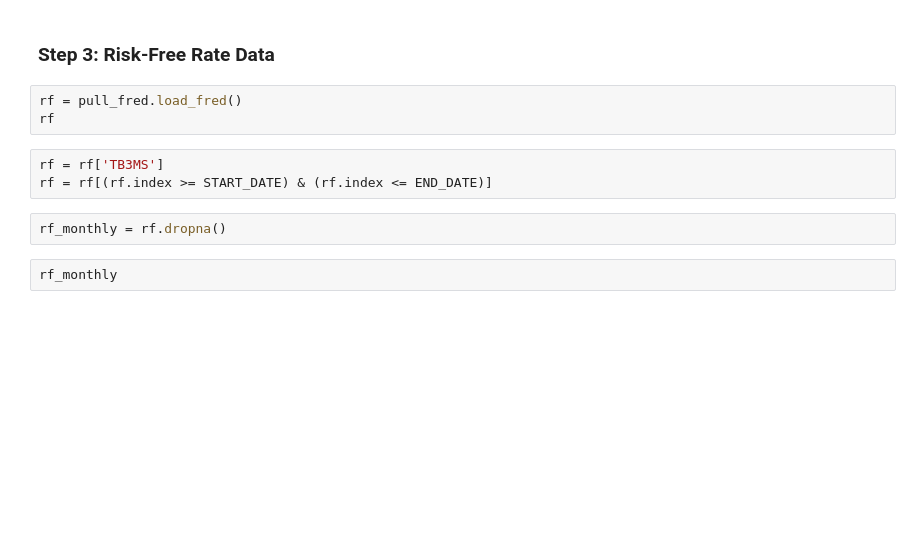
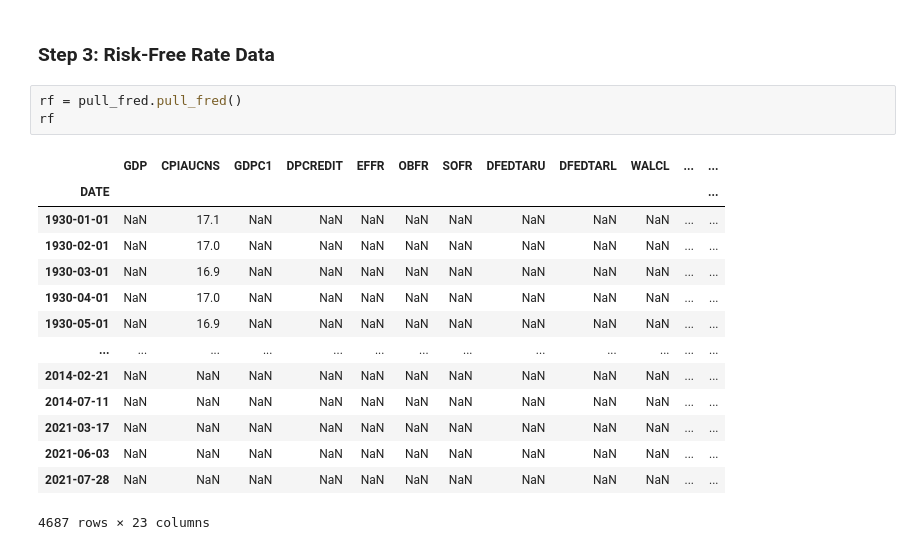
Before and after one commit to jaredszajkowski/finm32900_project_group6, a Jupyter notebook: src/01_Market_Expectations_In_The_Cross-Section_Of_Present_Values.ipynb, the cells around one changed output. Drawn from its saved outputs; the diff is of its cells as text; blank space fills up the shorter version.

Commit message:
Added Regressions
Added Regressions, modified pull_fred, added load_data, updated jupyter notebook

```diff
--- a/src/01_Market_Expectations_In_The_Cross-Section_Of_Present_Values.ipynb
+++ b/src/01_Market_Expectations_In_The_Cross-Section_Of_Present_Values.ipynb
@@ -66,12 +140,20 @@ bm_100_portfolios = pull_ken_french_data.pull_ken_french_excel(
 # %% [markdown]
 ### Step 3: Risk-Free Rate Data
 # %%
-rf = pull_fred.load_fred()
+rf = pull_fred.pull_fred()
 rf
+# %% [output]
+|  | GDP | CPIAUCNS | GDPC1 | DPCREDIT | EFFR | OBFR | SOFR | DFEDTARU | DFEDTARL | WALCL | ... | ... |
+| DATE |  |  |  |  |  |  |  |  |  |  |  | ... |
+| 1930-01-01 | NaN | 17.1 | NaN | NaN | NaN | NaN | NaN | NaN | NaN | NaN | ... | ... |
+| 1930-02-01 | NaN | 17.0 | NaN | NaN | NaN | NaN | NaN | NaN | NaN | NaN | ... | ... |
+| 1930-03-01 | NaN | 16.9 | NaN | NaN | NaN | NaN | NaN | NaN | NaN | NaN | ... | ... |
+| 1930-04-01 | NaN | 17.0 | NaN | NaN | NaN | NaN | NaN | NaN | NaN | NaN | ... | ... |
+| 1930-05-01 | NaN | 16.9 | NaN | NaN | NaN | NaN | NaN | NaN | NaN | NaN | ... | ... |
+| ... | ... | ... | ... | ... | ... | ... | ... | ... | ... | ... | ... | ... |
+| 2014-02-21 | NaN | NaN | NaN | NaN | NaN | NaN | NaN | NaN | NaN | NaN | ... | ... |
+| 2014-07-11 | NaN | NaN | NaN | NaN | NaN | NaN | NaN | NaN | NaN | NaN | ... | ... |
+| 2021-03-17 | NaN | NaN | NaN | NaN | NaN | NaN | NaN | NaN | NaN | NaN | ... | ... |
+| 2021-06-03 | NaN | NaN | NaN | NaN | NaN | NaN | NaN | NaN | NaN | NaN | ... | ... |
+| 2021-07-28 | NaN | NaN | NaN | NaN | NaN | NaN | NaN | NaN | NaN | NaN | ... | ... |
+4687 rows × 23 columns
-# %%
-rf = rf['TB3MS']
-rf = rf[(rf.index >= START_DATE) & (rf.index <= END_DATE)]
-# %%
-rf_monthly = rf.dropna()
-# %%
-rf_monthly
```
Also changed, not shown: parts of 12 cells of this notebook, 3 other files.
